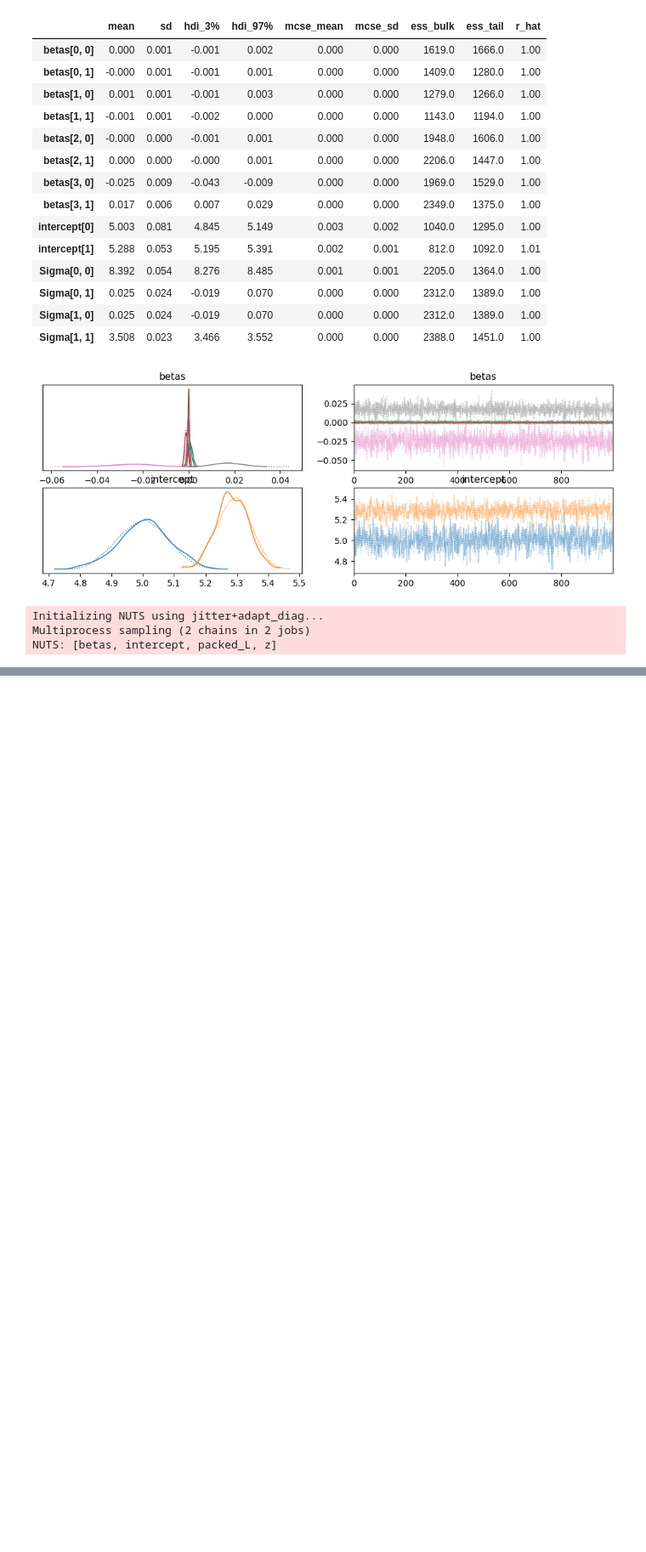
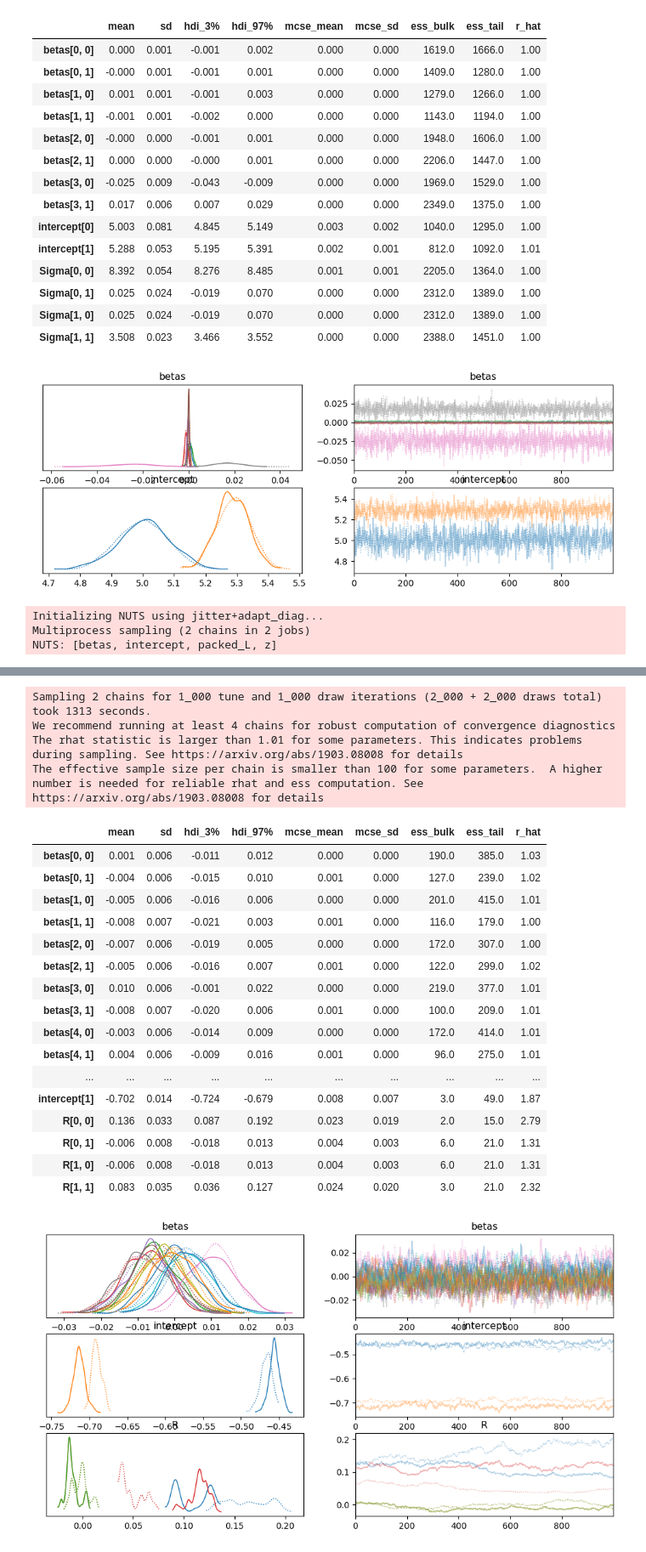
Before and after one commit to maltseasy/STA365, a Jupyter notebook: HW8.ipynb, the cells around one changed output, grey strips where cells are left out. Shown at 85% size. Saved outputs shown, nothing was run; the diff lists cells and outputs as text; code cells hidden in the pictures; blank space fills up the shorter version.

```diff
--- a/HW8.ipynb
+++ b/HW8.ipynb
@@ -267,8 +267,8 @@ with pm.Model() as multi_class_q3:
     # 5. Sample
     idata_q3 = pm.sample(
         draws=1000,
-        tune=1000,
-        chains=2,
+        tune=2000,
+        chains=4,
         target_accept=0.95,
         random_seed=42
     )
@@ -283,0 +285,22 @@ NUTS: [betas, intercept, packed_L, z]
+Sampling 2 chains for 1_000 tune and 1_000 draw iterations (2_000 + 2_000 draws total) took 1313 seconds.
+We recommend running at least 4 chains for robust computation of convergence diagnostics
+The rhat statistic is larger than 1.01 for some parameters. This indicates problems during sampling. See https://arxiv.org/abs/1903.08008 for details
+The effective sample size per chain is smaller than 100 for some parameters.  A higher number is needed for reliable rhat and ess computation. See https://arxiv.org/abs/1903.08008 for details
+|  | mean | sd | hdi_3% | hdi_97% | mcse_mean | mcse_sd | ess_bulk | ess_tail | r_hat |
+| betas[0, 0] | 0.001 | 0.006 | -0.011 | 0.012 | 0.000 | 0.000 | 190.0 | 385.0 | 1.03 |
+| betas[0, 1] | -0.004 | 0.006 | -0.015 | 0.010 | 0.001 | 0.000 | 127.0 | 239.0 | 1.02 |
+| betas[1, 0] | -0.005 | 0.006 | -0.016 | 0.006 | 0.000 | 0.000 | 201.0 | 415.0 | 1.01 |
+| betas[1, 1] | -0.008 | 0.007 | -0.021 | 0.003 | 0.001 | 0.000 | 116.0 | 179.0 | 1.00 |
+| betas[2, 0] | -0.007 | 0.006 | -0.019 | 0.005 | 0.000 | 0.000 | 172.0 | 307.0 | 1.00 |
+| betas[2, 1] | -0.005 | 0.006 | -0.016 | 0.007 | 0.001 | 0.000 | 122.0 | 299.0 | 1.02 |
+| betas[3, 0] | 0.010 | 0.006 | -0.001 | 0.022 | 0.000 | 0.000 | 219.0 | 377.0 | 1.01 |
+| betas[3, 1] | -0.008 | 0.007 | -0.020 | 0.006 | 0.001 | 0.000 | 100.0 | 209.0 | 1.01 |
+| betas[4, 0] | -0.003 | 0.006 | -0.014 | 0.009 | 0.000 | 0.000 | 172.0 | 414.0 | 1.01 |
+| betas[4, 1] | 0.004 | 0.006 | -0.009 | 0.016 | 0.001 | 0.000 | 96.0 | 275.0 | 1.01 |
+| ... | ... | ... | ... | ... | ... | ... | ... | ... | ... |
+| intercept[1] | -0.702 | 0.014 | -0.724 | -0.679 | 0.008 | 0.007 | 3.0 | 49.0 | 1.87 |
+| R[0, 0] | 0.136 | 0.033 | 0.087 | 0.192 | 0.023 | 0.019 | 2.0 | 15.0 | 2.79 |
+| R[0, 1] | -0.006 | 0.008 | -0.018 | 0.013 | 0.004 | 0.003 | 6.0 | 21.0 | 1.31 |
+| R[1, 0] | -0.006 | 0.008 | -0.018 | 0.013 | 0.004 | 0.003 | 6.0 | 21.0 | 1.31 |
+| R[1, 1] | 0.083 | 0.035 | 0.036 | 0.127 | 0.024 | 0.020 | 3.0 | 21.0 | 2.32 |
+[figure, added]
```
Also changed, not shown: parts of 1 cell of this notebook.
